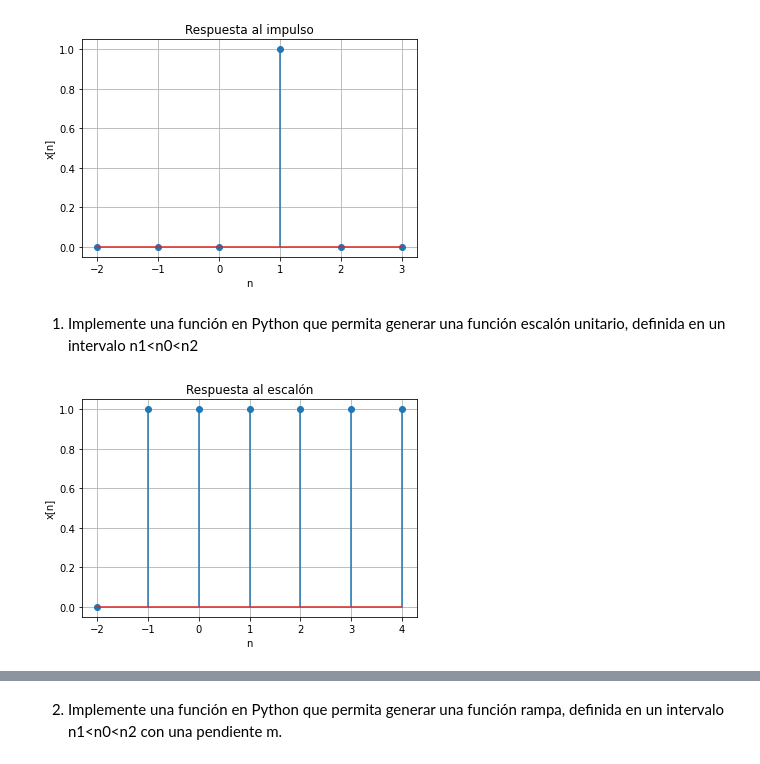
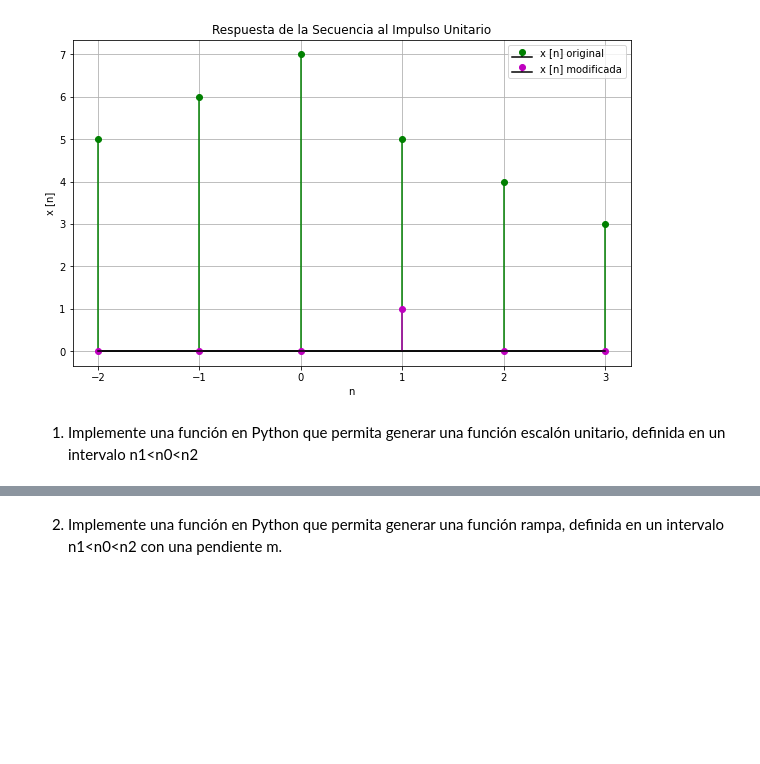
Before and after one commit to LuEnciso21/BIOSENALES24II, a Jupyter notebook: Practica2/P2_Python_LuisaEnciso_JaderChingal.ipynb, the cells around one changed output, grey strips where cells are left out. Saved outputs shown, nothing was run; the diff lists cells and outputs as text; code cells hidden in the pictures; blank space fills up the shorter version.

```diff
--- a/Practica2/P2_Python_LuisaEnciso_JaderChingal.ipynb
+++ b/Practica2/P2_Python_LuisaEnciso_JaderChingal.ipynb
@@ -1,40 +1,44 @@
 # %%
 import numpy as np
 import matplotlib.pyplot as plt
 
-n=np.array([-2,-1,0,1,2,3])
-x=np.array([5,6,7,5,4,3])
+# Definición de la función impulso unitario
+def impseq(n0, n1, n2):
+    '''Genera x(n) = delta(n-n0); n1 <= n <= n2'''
+    n = np.arange(n1, n2 + 1) # Se crea el vector de muestras
+    x = (n - n0) == 0 # Se evalúa la condición para generar el impulso
+    return [x, n]
 
-def impseq(n0, n1, n2):
-#   Genera x(n) = delta(n-n0); n1 <= n <= n2
-#	 ----------------------------------------------
-    n = np.arange(n1,n2+1) # Se crea el vector de muestras
-    x = (n-n0) == 0
-    return [x,n]
+# Secuencia n y x
+n = np.array([-2, -1, 0, 1, 2, 3])
+x = np.array([5, 6, 7, 5, 4, 3])
 
-[x,n]=impseq(1,-2,3)
-plt.stem(n,x)
-plt.title('Respuesta al impulso')
+# Aplica el impulso unitario con n0 = 0
+n0 = 1
+impulso, _ = impseq(n0, n[0], n[-1])
+
+# Filtramos la secuencia x con el impulso
+x_modificada =  impulso
+
+# Graficar la secuencia original y la modificada
+plt.figure(figsize=(10, 6))
+
+# Gráfica de la secuencia original (por ejemplo en azul)
+plt.stem(n, x, linefmt='-g', markerfmt='go', basefmt='k', label='x [n] original', use_line_collection=True)
+
+# Gráfica de la secuencia modificada (en amarillo)
+plt.stem(n, x_modificada, linefmt='-m', markerfmt='mo', basefmt='k', label='x [n] modificada', use_line_collection=True)
+
+# Agregar títulos y etiquetas
+plt.title('Respuesta de la Secuencia al Impulso Unitario')
 plt.xlabel('n')
-plt.ylabel('x[n]')
+plt.ylabel('x [n]')
 plt.grid(True)
+plt.legend()
+
+# Mostrar la gráfica
+plt.show()
 # %% [output]
-[figure, old version]
+[figure, new version]
 # %% [markdown]
 1. Implemente una función en Python que permita generar una función escalón unitario, definida en un intervalo n1<n0<n2
-# %%
-n=np.array([-2,-1,0,1,2,3])
-x=np.array([5,6,7,5,4,3])
-def unit(n0,n1,n2):
-  n=np.arange(n1,n2+1)
-  x=(n-n0)>=0
-  return [x,n]
-
-[x,n]=unit(-1,-2,4)
-plt.stem(n,x)
-plt.title('Respuesta al escalón')
-plt.xlabel('n')
-plt.ylabel('x[n]')
-plt.grid(True)
-# %% [output]
-[figure, removed]
```
Also changed, not shown: parts of 17 cells of this notebook.
